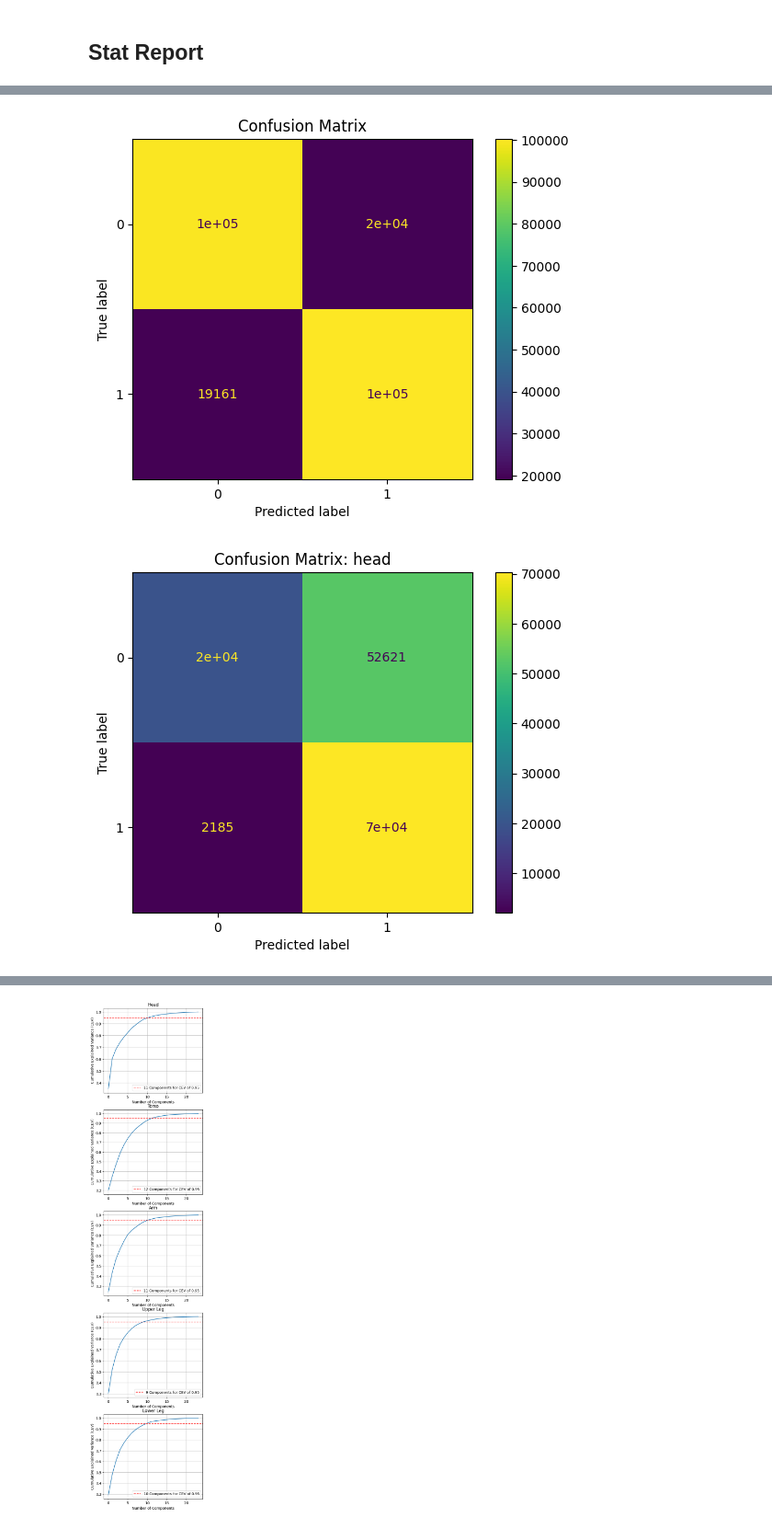
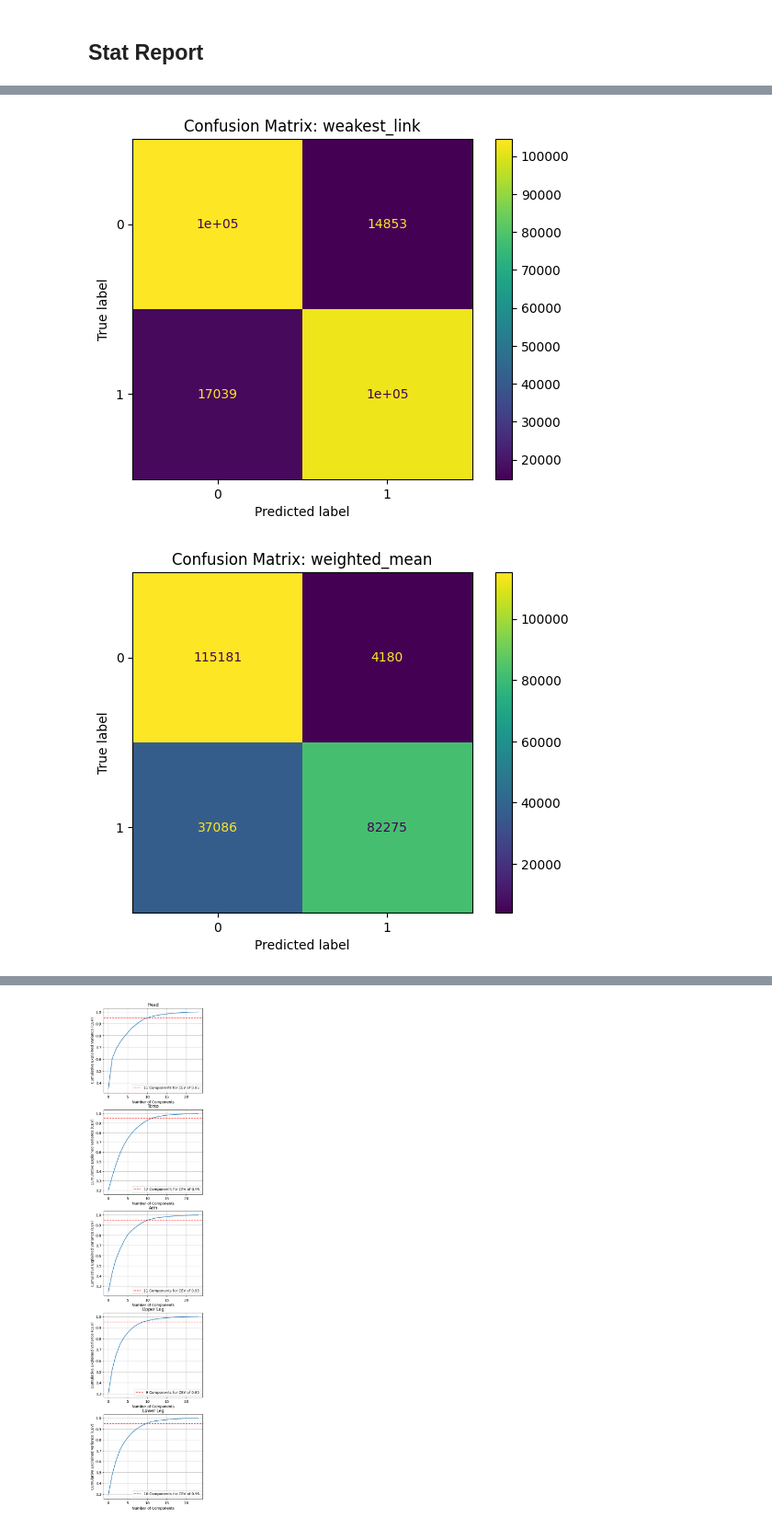
Before and after one commit to juhonamnam/realtime-re-id, a Jupyter notebook: re-id/main.ipynb, the cells around one changed output, grey strips where cells are left out. Shown at 92% size. Cells and saved outputs as stored; diff of their text form; code cells hidden in the pictures.

```diff
--- a/re-id/main.ipynb
+++ b/re-id/main.ipynb
@@ -962,7 +962,7 @@ model = ReIDModel(Config.model_variant,
                   pretrained=True,
                   backbone_pretrained=False).to(Config.device)
 # %%
-export_model = model.export().to(Config.device)
+export_model = model.export().to(Config.device).eval()
 
 dummy_input = torch.randn(1, 3, Config.input_resolution[0], Config.input_resolution[1]).to(Config.device)
 
@@ -1075,8 +1075,8 @@ plt.show()
 # %%
 V_SCORE_THRESHOLD = 0.5
 
-y_true = [[] for _ in range(Config.attention_num + Config.get_all_similarity.metric_num)]
-y_pred = [[] for _ in range(Config.attention_num + Config.get_all_similarity.metric_num)]
+y_true = [[] for _ in range(Config.attention_num + Config.all_similarity.metric_num)]
+y_pred = [[] for _ in range(Config.attention_num + Config.all_similarity.metric_num)]
 
 unique_ids = re_id_dataset.unique_ids
 
@@ -1115,13 +1115,13 @@ for i in tqdm(range(len(unique_ids)), desc="Get Scores"):
                 idx2 = random.choice(re_id_dataset.get_indexes_by_id(unique_ids[k]))
                 y = 0
 
-            whole_s_scores, part_s_scores = Config.get_all_similarity((torch.tensor(onnx_v_scores[idx1]),
-                                                                       torch.tensor(onnx_emb_vecs[idx1])),
-                                                                      (torch.tensor(onnx_v_scores[idx2]),
-                                                                       torch.tensor(onnx_emb_vecs[idx2])))
+            total_s_scores, part_s_scores = Config.all_similarity((torch.tensor(onnx_v_scores[idx1]),
+                                                                   torch.tensor(onnx_emb_vecs[idx1])),
+                                                                  (torch.tensor(onnx_v_scores[idx2]),
+                                                                   torch.tensor(onnx_emb_vecs[idx2])))
 
-            for s_idx, whole_s_score in enumerate(whole_s_scores):
-                y_pred[s_idx].append(whole_s_score.item())
+            for s_idx, total_s_score in enumerate(total_s_scores):
+                y_pred[s_idx].append(total_s_score.item())
                 y_true[s_idx].append(y)
 
             min_v_scores = np.concatenate((np.expand_dims(onnx_v_scores[idx1], axis=0),
@@ -1132,8 +1132,8 @@ for i in tqdm(range(len(unique_ids)), desc="Get Scores"):
                 v_score = min_v_scores[att_idx].item()
                 if v_score < V_SCORE_THRESHOLD:
                     continue
-                y_pred[att_idx + Config.get_all_similarity.metric_num].append(part_s_scores[att_idx].item())
-                y_true[att_idx + Config.get_all_similarity.metric_num].append(y)
+                y_pred[att_idx + Config.all_similarity.metric_num].append(part_s_scores[att_idx].item())
+                y_true[att_idx + Config.all_similarity.metric_num].append(y)
 
 emb_vecs = onnx_emb_vecs
 
@@ -1146,10 +1146,11 @@ from sklearn.metrics import classification_report, roc_curve, precision_recall_c
 from sklearn.decomposition import PCA
 import numpy as np
 # %%
-for att_idx in range(Config.attention_num + Config.all):
-    title = "Total Similarity" if att_idx == 0 else f"Feature Similarity: {Config.attention_groups[att_idx - 1]['name']}"
+for idx in range(Config.attention_num + Config.all_similarity.metric_num):
+    title = (f"Total Similarity: {Config.all_similarity.similarity_metrics[idx]}" if idx < Config.all_similarity.metric_num
+             else f"Part Similarity: {Config.attention_groups[idx - Config.all_similarity.metric_num]['name']}")
 
-    fpr, tpr, thresholds = roc_curve(y_true[att_idx], y_pred[att_idx])
+    fpr, tpr, thresholds = roc_curve(y_true[idx], y_pred[idx])
     auc_score = auc(fpr, tpr)
 
     curve_color = "orange"
@@ -1160,7 +1161,7 @@ for att_idx in range(Config.attention_num + Config.all):
     fig.suptitle(title)
 
     # ROC Curve
-    fpr, tpr, thresholds = roc_curve(y_true[att_idx], y_pred[att_idx])
+    fpr, tpr, thresholds = roc_curve(y_true[idx], y_pred[idx])
     auc_score = auc(fpr, tpr)
     optimal_idx = (tpr - fpr).argmax()
 
@@ -1175,7 +1176,7 @@ for att_idx in range(Config.attention_num + Config.all):
     ax1.legend(loc='best')
 
     #PR Curve
-    precision, recall, thresholds = precision_recall_curve(y_true[att_idx], y_pred[att_idx])
+    precision, recall, thresholds = precision_recall_curve(y_true[idx], y_pred[idx])
     auc_score = auc(recall, precision)
     f1_scores = 2 * (precision * recall) / (precision + recall + 1e-10)
     optimal_idx = f1_scores.argmax()
@@ -1200,15 +1204,16 @@ for att_idx in range(Config.attention_num + Config.all):
 # %%
-WHOLE_SCORE_THRESHOLDS = Config.default_metric_thresholds
+TOTAL_SCORE_THRESHOLDS = Config.all_similarity.default_metric_thresholds
 PART_SCORE_THRESHOLDS = Config.default_thresholds
 
-for att_idx in range(Config.attention_num + 1):
-    threshold = TOTAL_SCORE_THRESHOLD if att_idx == 0 else PART_SCORE_THRESHOLDS[att_idx-1]
-    title = "Confusion Matrix" if att_idx == 0 else f"Confusion Matrix: {Config.attention_groups[att_idx - 1]['name']}"
+for idx in range(Config.attention_num + Config.all_similarity.metric_num):
+    threshold = TOTAL_SCORE_THRESHOLDS[idx] if idx < Config.all_similarity.metric_num else PART_SCORE_THRESHOLDS[idx - Config.all_similarity.metric_num]
+    title = (f"Confusion Matrix: {Config.all_similarity.similarity_metrics[idx]}" if idx < Config.all_similarity.metric_num
+             else f"Confusion Matrix: {Config.attention_groups[idx - Config.all_similarity.metric_num]['name']}")
 
-    disp = ConfusionMatrixDisplay(confusion_matrix(y_true[att_idx], [0 if y < threshold else 1 for y in y_pred[att_idx]]))
+    disp = ConfusionMatrixDisplay(confusion_matrix(y_true[idx], [0 if y < threshold else 1 for y in y_pred[idx]]))
     disp.plot()
     disp.ax_.set_title(title)
     plt.show()
 # %% [output]
-[figure, old version]
+[figure, new version]
-[figure, old version]
+[figure, new version]
```
Also changed, not shown: parts of 9 cells of this notebook.
